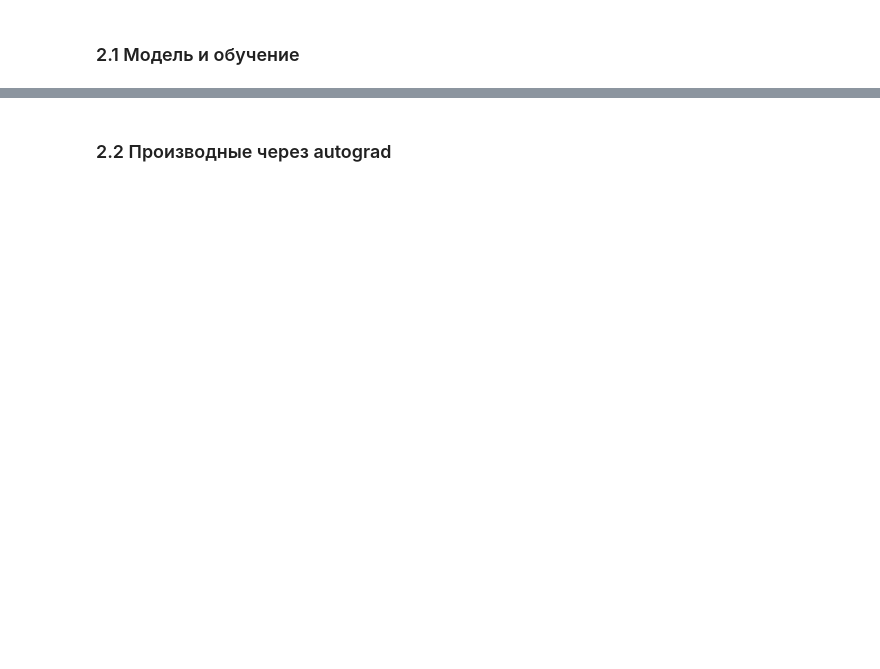
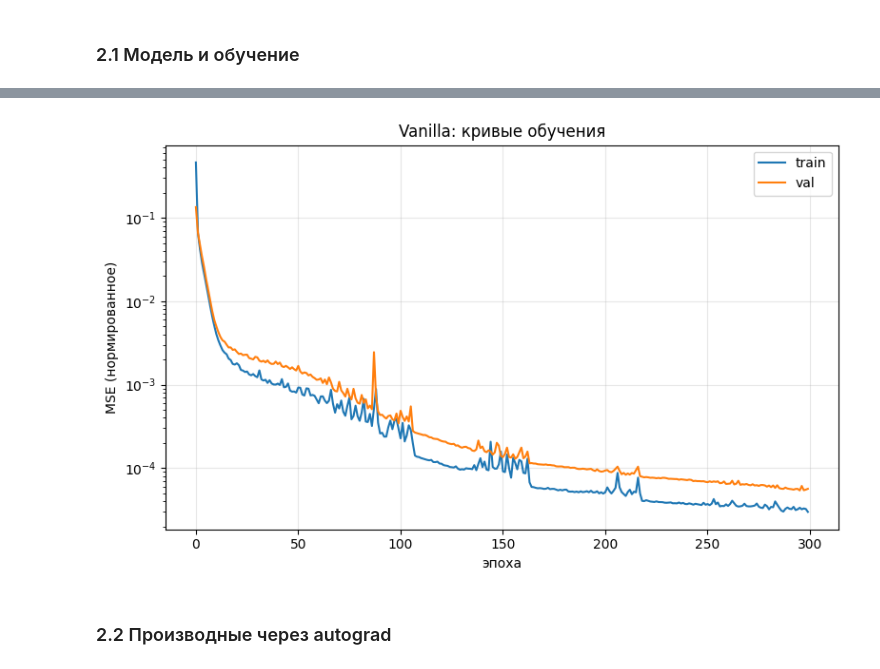
Before and after one commit to Antibote/pinn-eos-aluminum, a Jupyter notebook: notebooks/pinn_eos_colab.ipynb, the cells around one changed output, grey strips where cells are left out. Cells and saved outputs as stored; diff of their text form; code cells hidden in the pictures; blank space fills up the shorter version.

```diff
--- a/notebooks/pinn_eos_colab.ipynb
+++ b/notebooks/pinn_eos_colab.ipynb
@@ -162,0 +983,94 @@ df.head()
+# %%
+def make_xy(idx):
+    sub = df.iloc[idx]
+    X = norm.transform_x(sub["rho"].values, sub["T"].values).astype(np.float32)
+    Y = norm.transform_y(sub["P"].values, sub["e"].values).astype(np.float32)
+    return X, Y
+
+X_train, Y_train = make_xy(idx_train)
+X_val,   Y_val   = make_xy(idx_val)
+X_test,  Y_test  = make_xy(idx_test)
+
+class MLP(nn.Module):
+    def __init__(self, hidden=256, depth=4, activation=nn.SiLU):
+        super().__init__()
+        layers, in_dim = [], 2
+        for _ in range(depth):
+            layers += [nn.Linear(in_dim, hidden), activation()]
+            in_dim = hidden
+        layers += [nn.Linear(in_dim, 2)]
+        self.net = nn.Sequential(*layers)
+    def forward(self, x):
+        return self.net(x)
+
+model = MLP(hidden=256, depth=4).to(DEVICE)
+print(f"Параметров: {sum(p.numel() for p in model.parameters()):,}")
+
+w_train = torch.tensor(em.region_weights(df.iloc[idx_train]), dtype=torch.float32)
+w_train = w_train / w_train.mean()
+
+train_ds = TensorDataset(torch.tensor(X_train), torch.tensor(Y_train), w_train)
+val_ds   = TensorDataset(torch.tensor(X_val),   torch.tensor(Y_val))
+
+BATCH = 8192
+train_loader = DataLoader(train_ds, batch_size=BATCH, shuffle=True,
+                          num_workers=0, pin_memory=True)
+val_loader   = DataLoader(val_ds,   batch_size=BATCH, shuffle=False,
+                          num_workers=0, pin_memory=True)
+
+def train_vanilla(model, train_loader, val_loader,
+                  epochs=150, lr=1e-3, patience=20, wd=1e-5):
+    opt = torch.optim.AdamW(model.parameters(), lr=lr, weight_decay=wd)
+    sched = torch.optim.lr_scheduler.ReduceLROnPlateau(opt, mode="min", factor=0.5, patience=5)
+    best, best_state, bad = float("inf"), None, 0
+    hist = {"train": [], "val": []}
+
+    for ep in range(0, epochs):
+        model.train(); tot, n = 0.0, 0
+        for xb, yb, wb in train_loader:
+            xb, yb, wb = xb.to(DEVICE), yb.to(DEVICE), wb.to(DEVICE)
+            pred = model(xb)
+            loss = (wb.unsqueeze(1) * (pred - yb) ** 2).mean()
+            opt.zero_grad(); loss.backward(); opt.step()
+            tot += loss.item() * len(xb); n += len(xb)
+        tr = tot / n
+
+        model.eval(); tot, n = 0.0, 0
+        with torch.no_grad():
+            for xb, yb in val_loader:
+                xb, yb = xb.to(DEVICE), yb.to(DEVICE)
+                loss = ((model(xb) - yb) ** 2).mean()
+                tot += loss.item() * len(xb); n += len(xb)
+        va = tot / n
+        hist["train"].append(tr); hist["val"].append(va)
+        sched.step(va)
+
+        if va < best - 1e-6:
+            best = va
+            best_state = {k: v.detach().clone() for k, v in model.state_dict().items()}
+            bad = 0
+        else:
+            bad += 1
+            if bad >= patience:
+                print(f"Early stop на эпохе {ep} (best val = {best:.5f})")
+                break
+        if ep % 10 == 0:
+            print(f"ep {ep:3d}  train {tr:.5f}  val {va:.5f}  lr {opt.param_groups[0]['lr']:.2e}")
+
+    model.load_state_dict(best_state)
+    return hist, best
+
+hist, best_val = train_vanilla(model, train_loader, val_loader,
+                               epochs=300, lr=1e-3, patience=20)
+print(f"Лучший val loss: {best_val:.5f}")
+
+# кривые обучения
+FIG = FIGURES / "vanilla"; FIG.mkdir(parents=True, exist_ok=True)
+fig, ax = plt.subplots(figsize=(8, 5))
+ax.plot(hist["train"], label="train"); ax.plot(hist["val"], label="val")
+ax.set_yscale("log"); ax.set_xlabel("эпоха"); ax.set_ylabel("MSE (нормированное)")
+ax.set_title("Vanilla: кривые обучения"); ax.grid(True, alpha=0.3); ax.legend()
+plt.tight_layout()
+plt.savefig(FIG / "learning_curves.png", dpi=130, bbox_inches="tight")
+plt.show()
+# %% [output]
@@ -163,2 +1094,3 @@ df.head()
+[figure, added]
 # %% [markdown]
 ### 2.2 Производные через autograd
```
Also changed, not shown: parts of 70 cells of this notebook, 24 other files.
